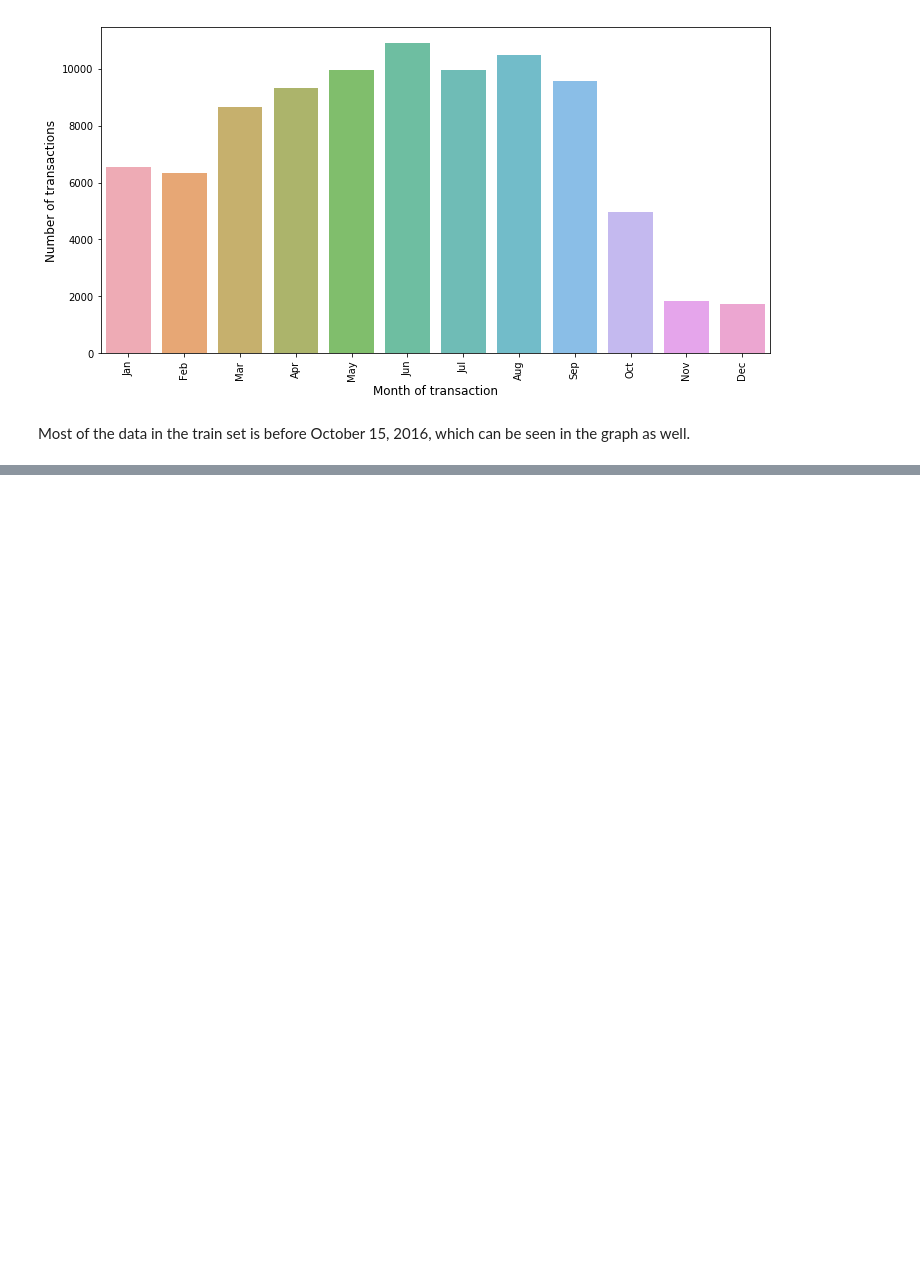
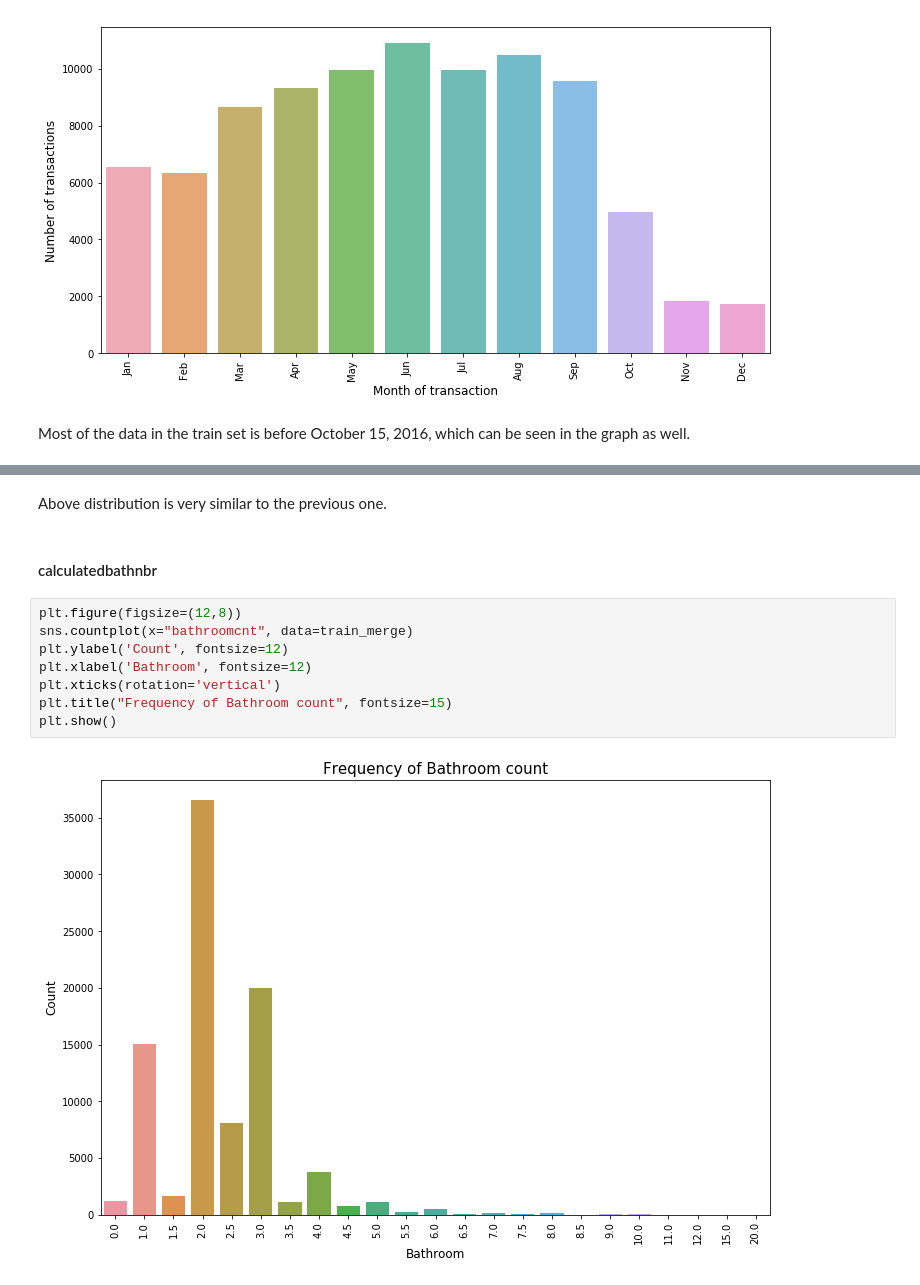
Before and after one commit to sandyabhat24/Zillow, a Jupyter notebook: zillow.ipynb, the cells around one changed output, grey strips where cells are left out. Drawn from its saved outputs; the diff is of its cells as text; blank space fills up the shorter version.

```diff
--- a/zillow.ipynb
+++ b/zillow.ipynb
@@ -252,0 +290,14 @@ Most of the data in the train set is before October 15, 2016, which can be seen
+# %% [markdown]
+Above distribution is very similar to the previous one.
+# %% [markdown]
+#### calculatedbathnbr
+# %%
+plt.figure(figsize=(12,8))
+sns.countplot(x="bathroomcnt", data=train_merge)
+plt.ylabel('Count', fontsize=12)
+plt.xlabel('Bathroom', fontsize=12)
+plt.xticks(rotation='vertical')
+plt.title("Frequency of Bathroom count", fontsize=15)
+plt.show()
+# %% [output]
+[figure, added]
```
Also changed, not shown: parts of 22 cells of this notebook.
